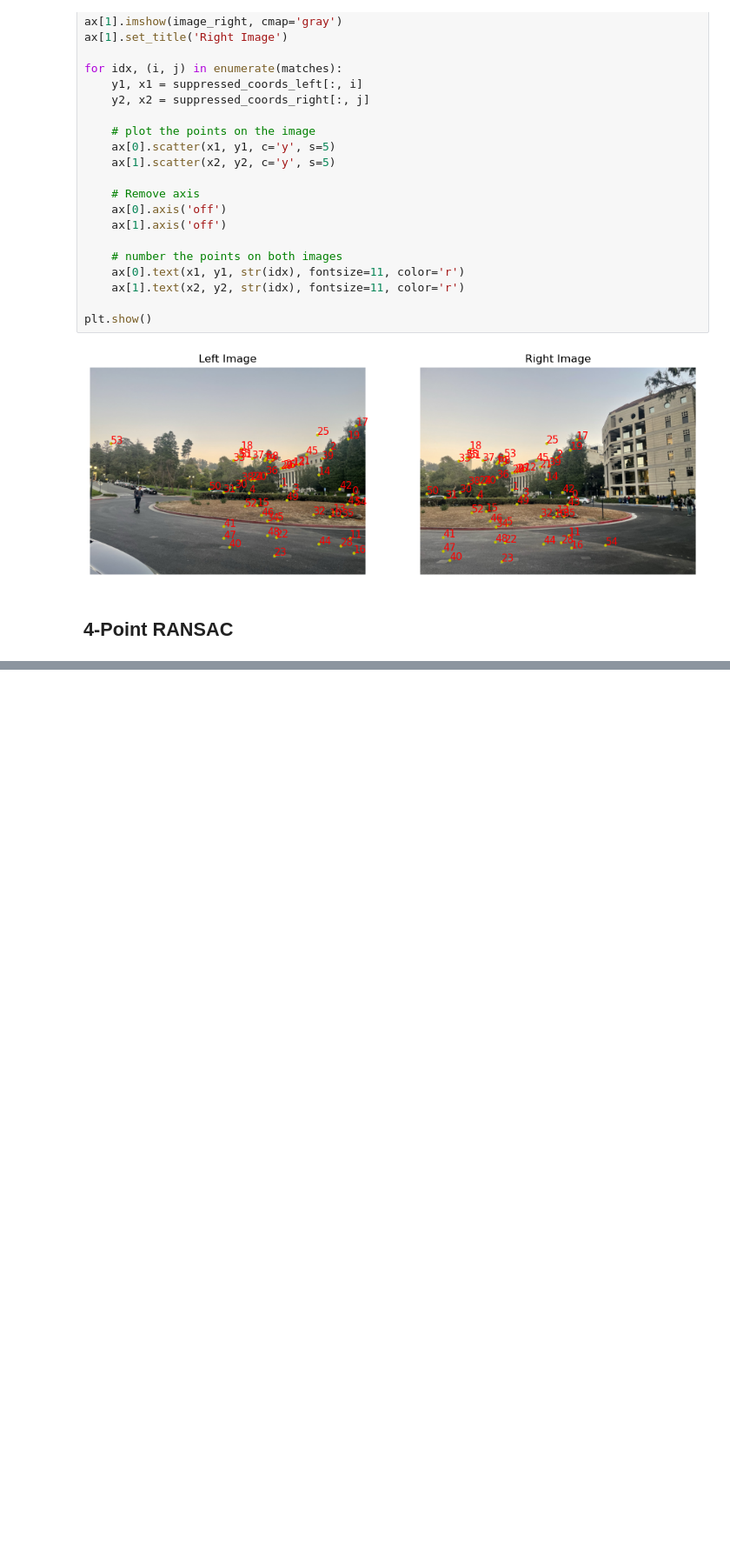
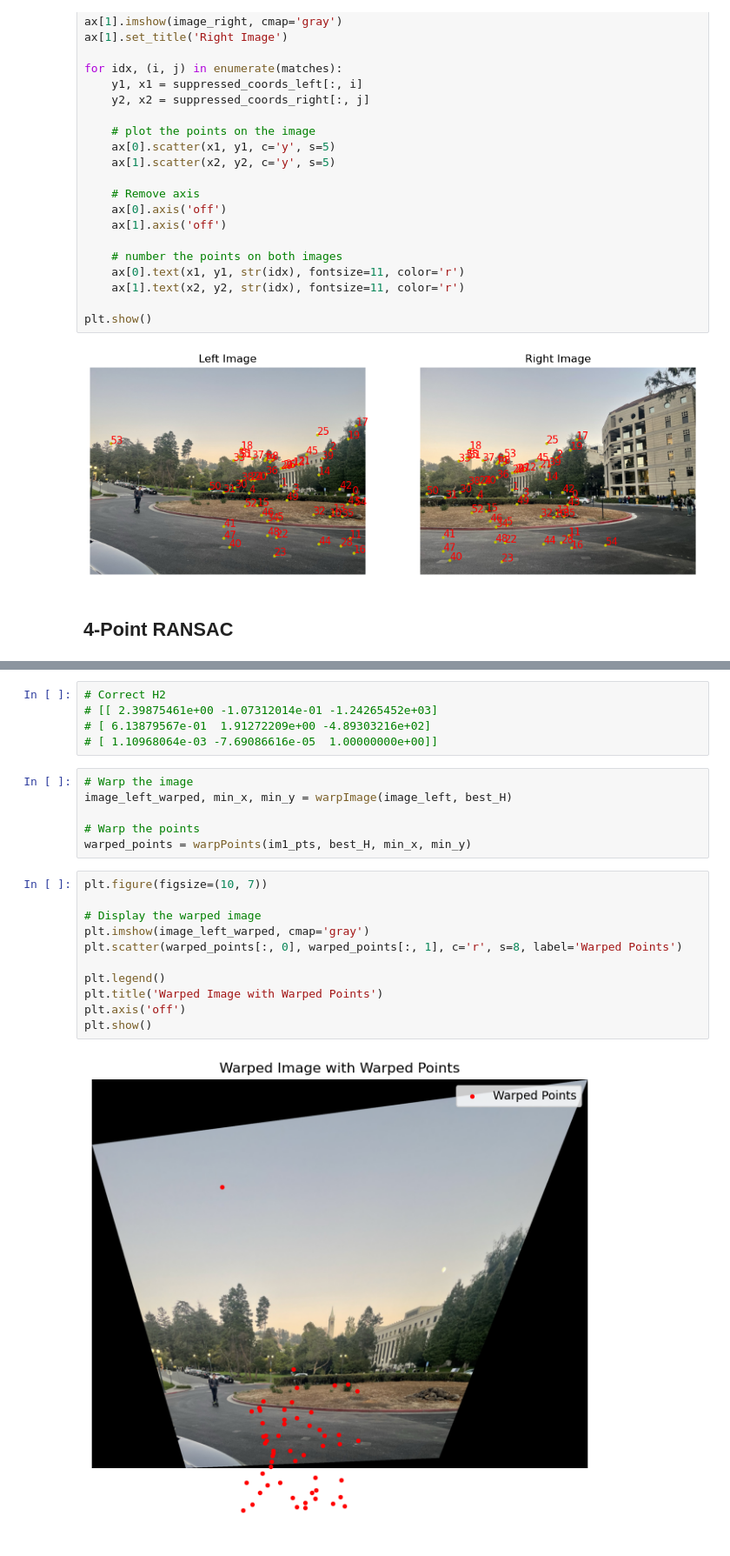
Before and after one commit to filipbagen/cs-180, a Jupyter notebook: p4-image-warping-and-mosaicing/code/4b.ipynb, the cells around one changed output, grey strips where cells are left out. Shown at 87% size. Cells and saved outputs as stored; diff of their text form; blank space fills up the shorter version.

```diff
--- a/p4-image-warping-and-mosaicing/code/4b.ipynb
+++ b/p4-image-warping-and-mosaicing/code/4b.ipynb
@@ -278,0 +573,24 @@ plt.show()
+# %%
+# Correct H2
+# [[ 2.39875461e+00 -1.07312014e-01 -1.24265452e+03]
+# [ 6.13879567e-01  1.91272209e+00 -4.89303216e+02]
+# [ 1.10968064e-03 -7.69086616e-05  1.00000000e+00]]
+# %%
+# Warp the image
+image_left_warped, min_x, min_y = warpImage(image_left, best_H)
+
+# Warp the points
+warped_points = warpPoints(im1_pts, best_H, min_x, min_y)
+# %%
+plt.figure(figsize=(10, 7))
+
+# Display the warped image
+plt.imshow(image_left_warped, cmap='gray')
+plt.scatter(warped_points[:, 0], warped_points[:, 1], c='r', s=8, label='Warped Points')
+
+plt.legend()
+plt.title('Warped Image with Warped Points')
+plt.axis('off')
+plt.show()
+# %% [output]
+[figure, added]
```
Also changed, not shown: parts of 15 cells of this notebook.
